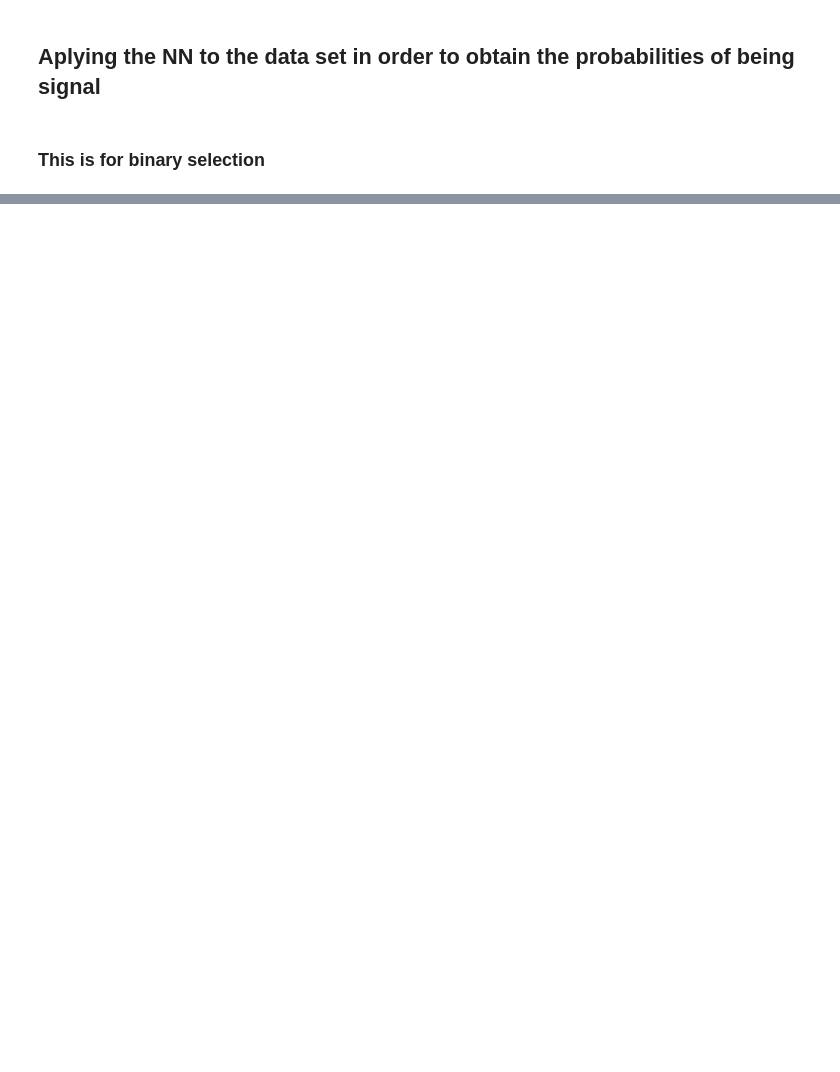
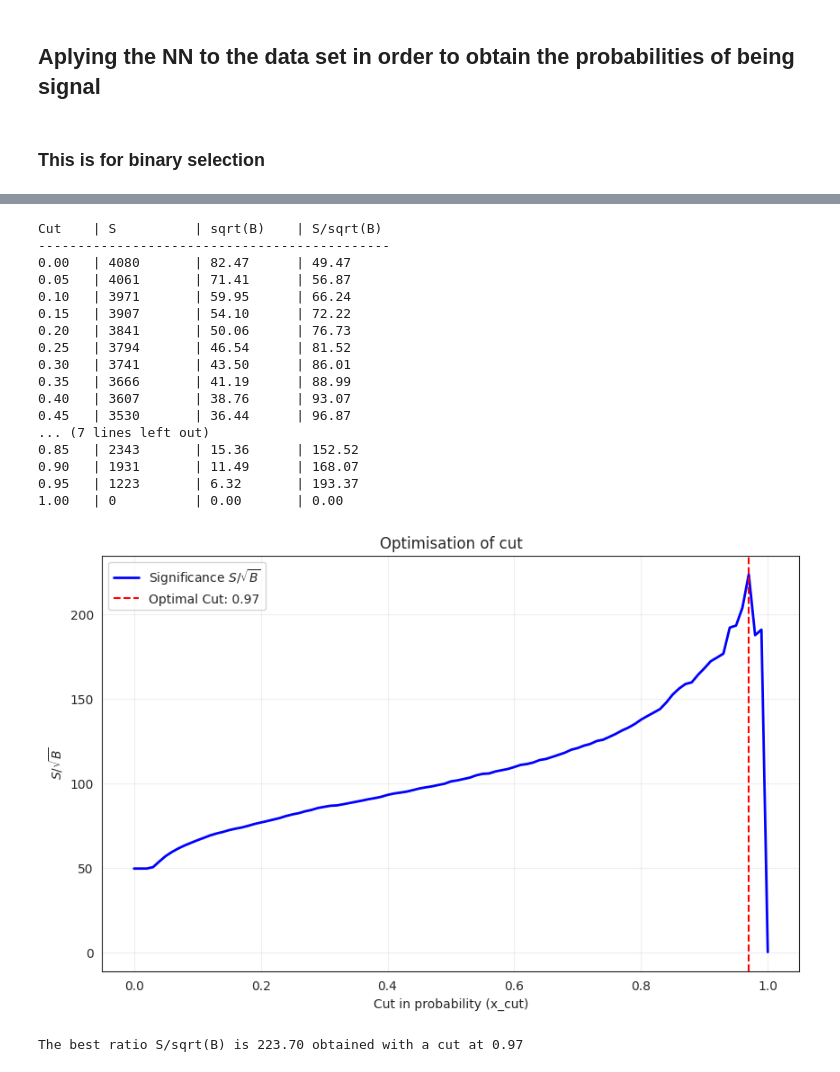
Before and after one commit to jajajandro/LIP_updated-codes, a Jupyter notebook: Template_ML.ipynb, the cells around one changed output, grey strips where cells are left out. Cells and saved outputs as stored; diff of their text form; code cells hidden in the pictures; blank space fills up the shorter version.

```diff
--- a/Template_ML.ipynb
+++ b/Template_ML.ipynb
@@ -457,0 +560,62 @@ for i,x in enumerate(ax):
+# %%
+import numpy as np
+import matplotlib.pyplot as plt
+
+# Define cuts from 0 to 1 in steps of 0.01
+cuts = np.arange(0.0, 1.01, 0.01)
+significances = []
+
+print(f"{'Cut':<6} | {'S':<10} | {'sqrt(B)':<10} | {'S/sqrt(B)':<10}")
+print("-" * 45)
+
+for x_cut in cuts:
+    # Select events only from the cut up to 1
+    S = len(FullSignal[(FullSignal['target'] == 1) & (FullSignal['signal_probability'] >= x_cut)])
+    B = len(FullSignal[(FullSignal['target'] == 0) & (FullSignal['signal_probability'] >= x_cut)])
+
+    sqrtB = np.sqrt(B) if B > 0 else 0
+    ratio = S / sqrtB if sqrtB > 0 else 0
+
+    significances.append(ratio)
+
+    # Print every 5 steps the output, or delete "if" to see all
+    if int(x_cut * 100) % 5 == 0:
+        print(f"{x_cut:<6.2f} | {S:<10} | {sqrtB:<10.2f} | {ratio:<10.2f}")
+
+# Find max ratio
+max_idx = np.argmax(significances)
+best_cut = cuts[max_idx]
+max_significance = significances[max_idx]
+
+# Plot
+plt.figure(figsize=(10, 6))
+plt.plot(cuts, significances, label='Significance $S/\sqrt{B}$', color='blue', lw=2)
+plt.axvline(best_cut, color='red', linestyle='--', label=f'Optimal Cut: {best_cut:.2f}')
+plt.title('Optimisation of cut')
+plt.xlabel('Cut in probability (x_cut)')
+plt.ylabel('$S/\sqrt{B}$')
+plt.legend()
+plt.grid(True, alpha=0.3)
+plt.show()
+
+print(f"\nThe best ratio S/sqrt(B) is {max_significance:.2f} obtained with a cut at {best_cut:.2f}")
+# %% [output]
+Cut    | S          | sqrt(B)    | S/sqrt(B)
+---------------------------------------------
+0.00   | 4080       | 82.47      | 49.47
+0.05   | 4061       | 71.41      | 56.87
+0.10   | 3971       | 59.95      | 66.24
+0.15   | 3907       | 54.10      | 72.22
+0.20   | 3841       | 50.06      | 76.73
+0.25   | 3794       | 46.54      | 81.52
+0.30   | 3741       | 43.50      | 86.01
+0.35   | 3666       | 41.19      | 88.99
+0.40   | 3607       | 38.76      | 93.07
+0.45   | 3530       | 36.44      | 96.87
+... (7 lines left out)
+0.85   | 2343       | 15.36      | 152.52
+0.90   | 1931       | 11.49      | 168.07
+0.95   | 1223       | 6.32       | 193.37
+1.00   | 0          | 0.00       | 0.00
+[figure, added]
+The best ratio S/sqrt(B) is 223.70 obtained with a cut at 0.97
```
Also changed, not shown: parts of 14 cells of this notebook.
